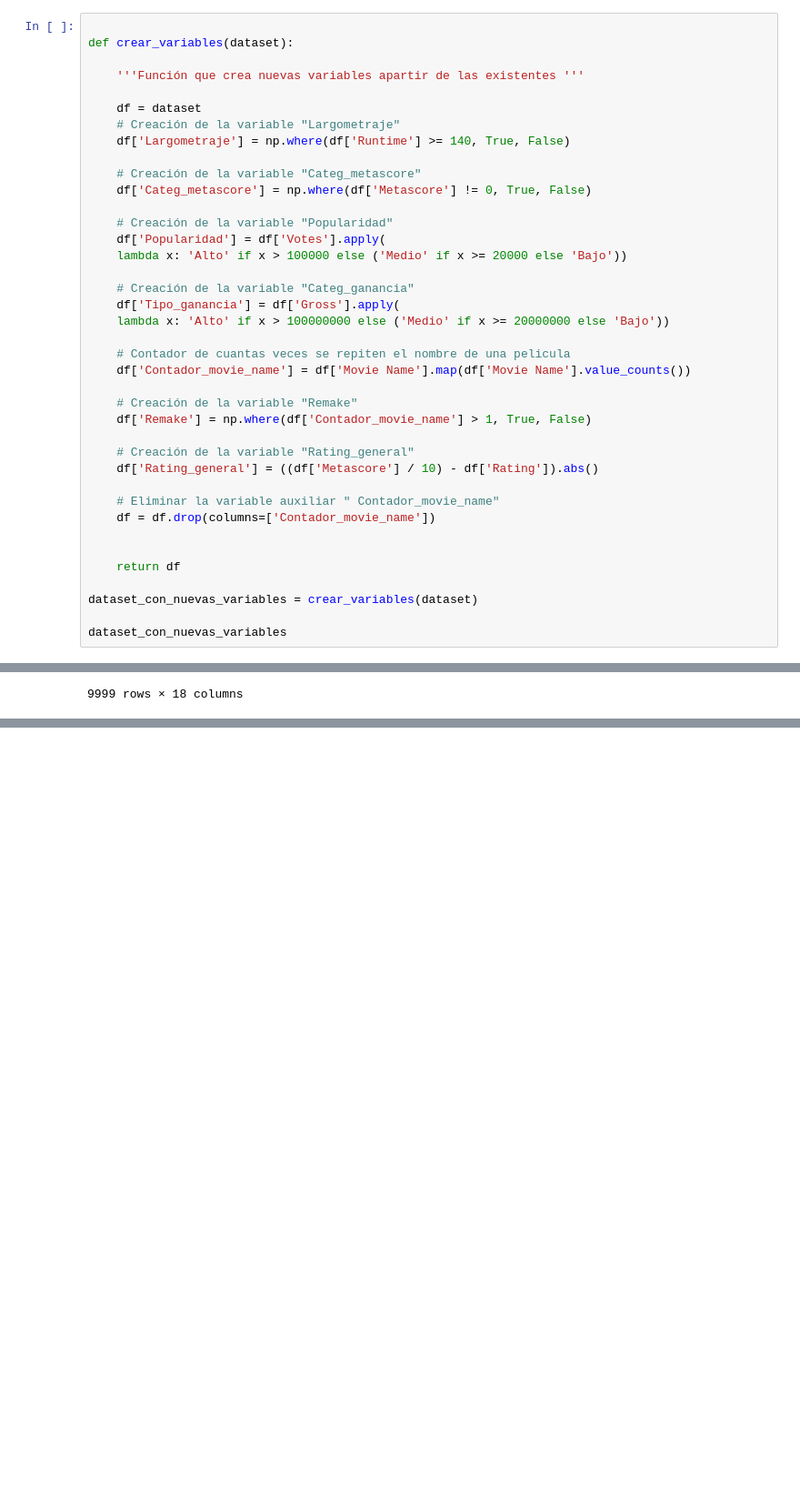
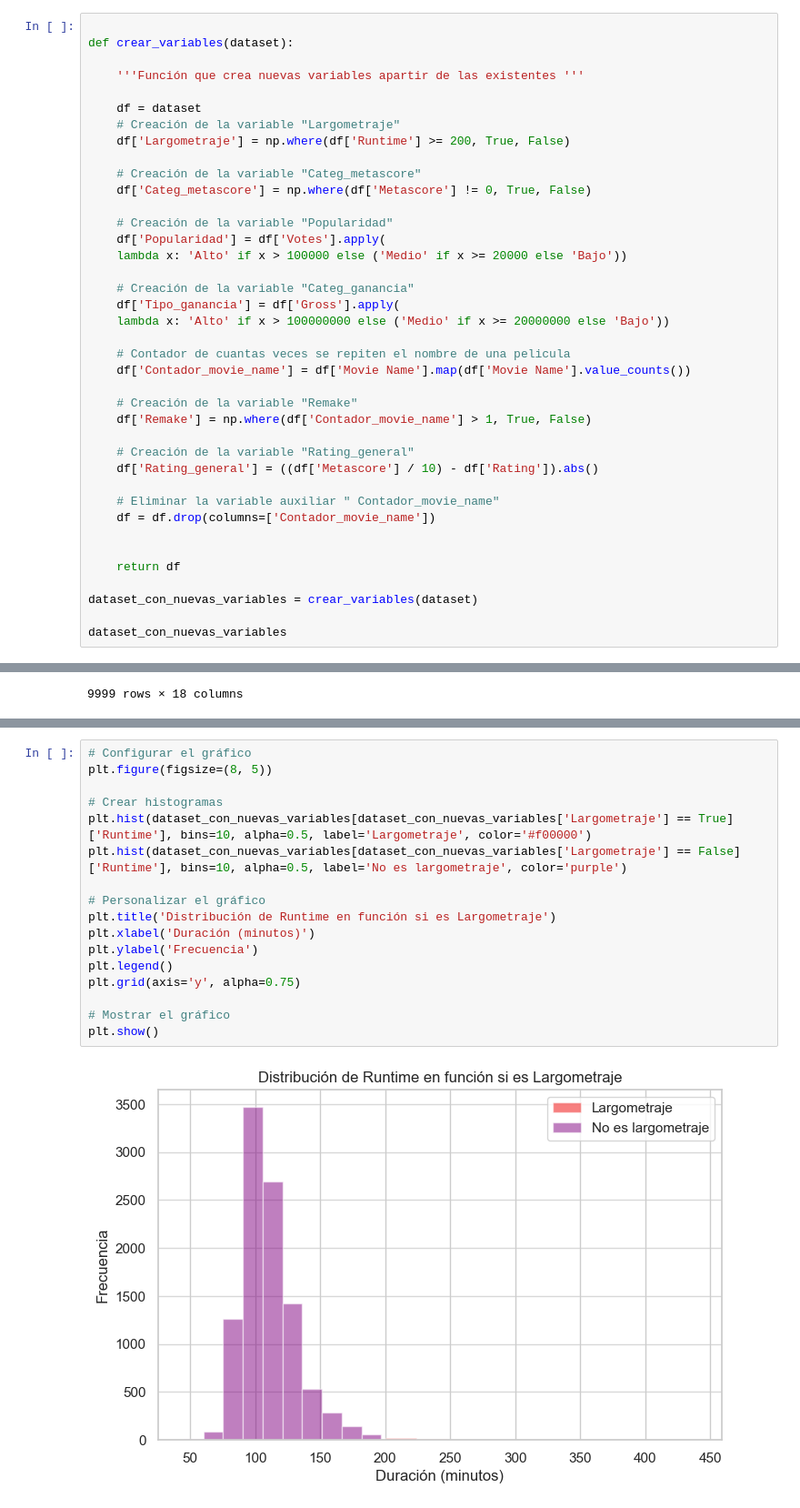
Before and after one commit to JeanetteLeon/Python_Proyecto_Final, a Jupyter notebook: notebooks/03_Creación_de_nuevas_variables.ipynb, the cells around one changed output, grey strips where cells are left out. Shown at 91% size. Drawn from its saved outputs; the diff is of its cells as text; blank space fills up the shorter version.

Commit message:
Utilidad y ejemplos de las nuevas variables

```diff
--- a/notebooks/03_Creación_de_nuevas_variables.ipynb
+++ b/notebooks/03_Creación_de_nuevas_variables.ipynb
@@ -68,7 +91,7 @@ def crear_variables(dataset):
 
     df = dataset
     # Creación de la variable "Largometraje"
-    df['Largometraje'] = np.where(df['Runtime'] >= 140, True, False)
+    df['Largometraje'] = np.where(df['Runtime'] >= 200, True, False)
 
     # Creación de la variable "Categ_metascore"
     df['Categ_metascore'] = np.where(df['Metascore'] != 0, True, False)
@@ -137,0 +162,19 @@ dtype: object
+# %%
+# Configurar el gráfico
+plt.figure(figsize=(8, 5))
+
+# Crear histogramas
+plt.hist(dataset_con_nuevas_variables[dataset_con_nuevas_variables['Largometraje'] == True]['Runtime'], bins=10, alpha=0.5, label='Largometraje', color='#f00000')
+plt.hist(dataset_con_nuevas_variables[dataset_con_nuevas_variables['Largometraje'] == False]['Runtime'], bins=10, alpha=0.5, label='No es largometraje', color='purple')
+
+# Personalizar el gráfico
+plt.title('Distribución de Runtime en función si es Largometraje')
+plt.xlabel('Duración (minutos)')
+plt.ylabel('Frecuencia')
+plt.legend()
+plt.grid(axis='y', alpha=0.75)
+
+# Mostrar el gráfico
+plt.show()
+# %% [output]
+[figure, added]
```
Also changed, not shown: parts of 5 cells of this notebook.
